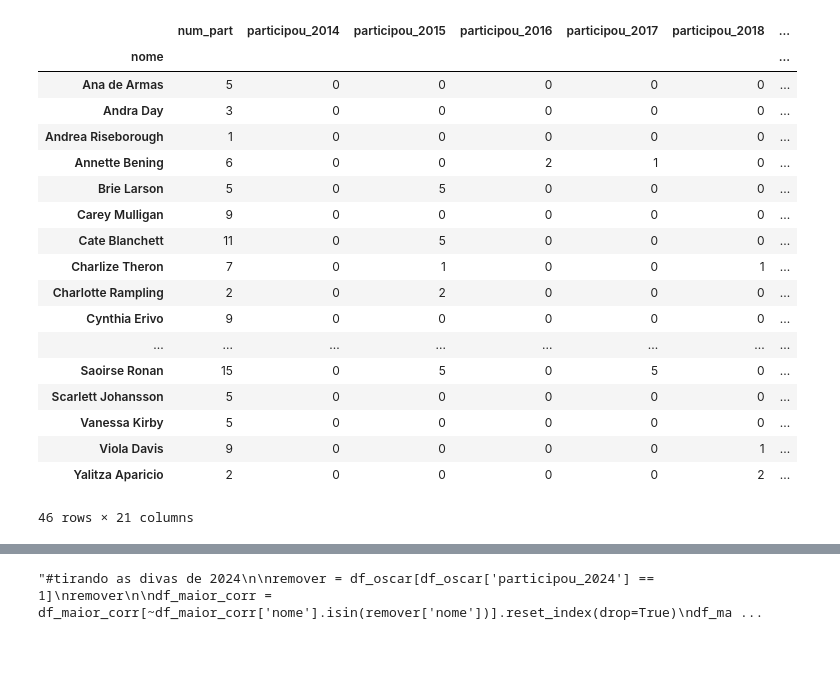
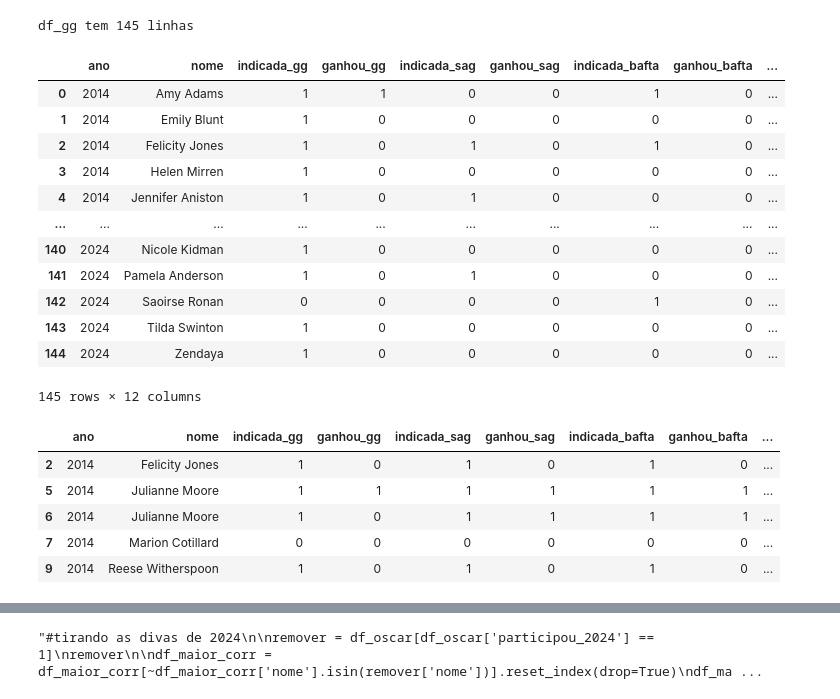
Before and after one commit to JamboTechUFPB/oscar-prediction, a Jupyter notebook: analise.ipynb, the cells around one changed output, grey strips where cells are left out. Saved outputs shown, nothing was run; the diff lists cells and outputs as text; code cells hidden in the pictures; blank space fills up the shorter version.

```diff
--- a/analise.ipynb
+++ b/analise.ipynb
@@ -12,11 +5,0 @@ df_critics = pd.read_csv('data/transformed/critics_piv.csv')
-# %%
-#preparando para a futura att
-pd.set_option('future.no_silent_downcasting', True)
-
-df_gg = df_gg.replace({True: 1, False: 0})
-df_oscar = df_oscar.replace({True: 1, False: 0})
-df_sag = df_sag.replace({True: 1, False: 0})
-df_bafta = df_bafta.replace({True: 1, False: 0})
-df_critics = df_critics.replace({True: 1, False: 0})
-
-df_gg
@@ -139,0 +6,5 @@ Quantas atrizes 'ganhou_os': 8
+# %%
+df = pd.read_csv('data/transformed/dfs_junto.csv')
+# %%
+df = df.drop(df.columns[0], axis=1)
+df
@@ -140,26 +25,40 @@ Quantas atrizes 'ganhou_os': 8
+# %%
+print(f"df_gg tem {df.shape[0]} linhas")
+# %% [output]
+df_gg tem 145 linhas
+# %%
+indicada_os = df.pop('indicada_os')
+df['indicada_os'] = indicada_os
+
+ganhou_os = df.pop('ganhou_os')
+df['ganhou_os'] = ganhou_os
+
+df
+# %% [output]
+|  | ano | nome | indicada_gg | ganhou_gg | indicada_sag | ganhou_sag | indicada_bafta | ganhou_bafta | ... |
+| 0 | 2014 | Amy Adams | 1 | 1 | 0 | 0 | 1 | 0 | ... |
+| 1 | 2014 | Emily Blunt | 1 | 0 | 0 | 0 | 0 | 0 | ... |
+| 2 | 2014 | Felicity Jones | 1 | 0 | 1 | 0 | 1 | 0 | ... |
+| 3 | 2014 | Helen Mirren | 1 | 0 | 0 | 0 | 0 | 0 | ... |
+| 4 | 2014 | Jennifer Aniston | 1 | 0 | 1 | 0 | 0 | 0 | ... |
+| ... | ... | ... | ... | ... | ... | ... | ... | ... | ... |
+| 140 | 2024 | Nicole Kidman | 1 | 0 | 0 | 0 | 0 | 0 | ... |
+| 141 | 2024 | Pamela Anderson | 1 | 0 | 1 | 0 | 0 | 0 | ... |
+| 142 | 2024 | Saoirse Ronan | 0 | 0 | 0 | 0 | 1 | 0 | ... |
+| 143 | 2024 | Tilda Swinton | 1 | 0 | 0 | 0 | 0 | 0 | ... |
+| 144 | 2024 | Zendaya | 1 | 0 | 0 | 0 | 0 | 0 | ... |
+145 rows × 12 columns
 # %%
 #removendo as que n foram indicadas ao oscar nenhuma vez
-dfs_juntos = dfs_juntos[dfs_juntos['indicada_os'] != 0]
+df = df[df['indicada_os'] != 0]
+
 #e a coluna 'indicada_os' q n precisamos mais
-dfs_juntos = dfs_juntos.drop(columns=['indicada_os'])
-dfs_juntos
+df = df.drop(columns=['indicada_os'])
+df.head()
 # %% [output]
-|  | num_part | participou_2014 | participou_2015 | participou_2016 | participou_2017 | participou_2018 | ... |
-| nome |  |  |  |  |  |  | ... |
-| Ana de Armas | 5 | 0 | 0 | 0 | 0 | 0 | ... |
-| Andra Day | 3 | 0 | 0 | 0 | 0 | 0 | ... |
-| Andrea Riseborough | 1 | 0 | 0 | 0 | 0 | 0 | ... |
-| Annette Bening | 6 | 0 | 0 | 2 | 1 | 0 | ... |
-| Brie Larson | 5 | 0 | 5 | 0 | 0 | 0 | ... |
-| Carey Mulligan | 9 | 0 | 0 | 0 | 0 | 0 | ... |
-| Cate Blanchett | 11 | 0 | 5 | 0 | 0 | 0 | ... |
-| Charlize Theron | 7 | 0 | 1 | 0 | 0 | 1 | ... |
-| Charlotte Rampling | 2 | 0 | 2 | 0 | 0 | 0 | ... |
-| Cynthia Erivo | 9 | 0 | 0 | 0 | 0 | 0 | ... |
-| ... | ... | ... | ... | ... | ... | ... | ... |
-| Saoirse Ronan | 15 | 0 | 5 | 0 | 5 | 0 | ... |
-| Scarlett Johansson | 5 | 0 | 0 | 0 | 0 | 0 | ... |
-| Vanessa Kirby | 5 | 0 | 0 | 0 | 0 | 0 | ... |
-| Viola Davis | 9 | 0 | 0 | 0 | 0 | 1 | ... |
-| Yalitza Aparicio | 2 | 0 | 0 | 0 | 0 | 2 | ... |
+|  | ano | nome | indicada_gg | ganhou_gg | indicada_sag | ganhou_sag | indicada_bafta | ganhou_bafta | ... |
+| 2 | 2014 | Felicity Jones | 1 | 0 | 1 | 0 | 1 | 0 | ... |
+| 5 | 2014 | Julianne Moore | 1 | 1 | 1 | 1 | 1 | 1 | ... |
+| 6 | 2014 | Julianne Moore | 1 | 0 | 1 | 1 | 1 | 1 | ... |
+| 7 | 2014 | Marion Cotillard | 0 | 0 | 0 | 0 | 0 | 0 | ... |
+| 9 | 2014 | Reese Witherspoon | 1 | 0 | 1 | 0 | 1 | 0 | ... |
-46 rows × 21 columns
```
Also changed, not shown: parts of 16 cells of this notebook, 3 other files.
